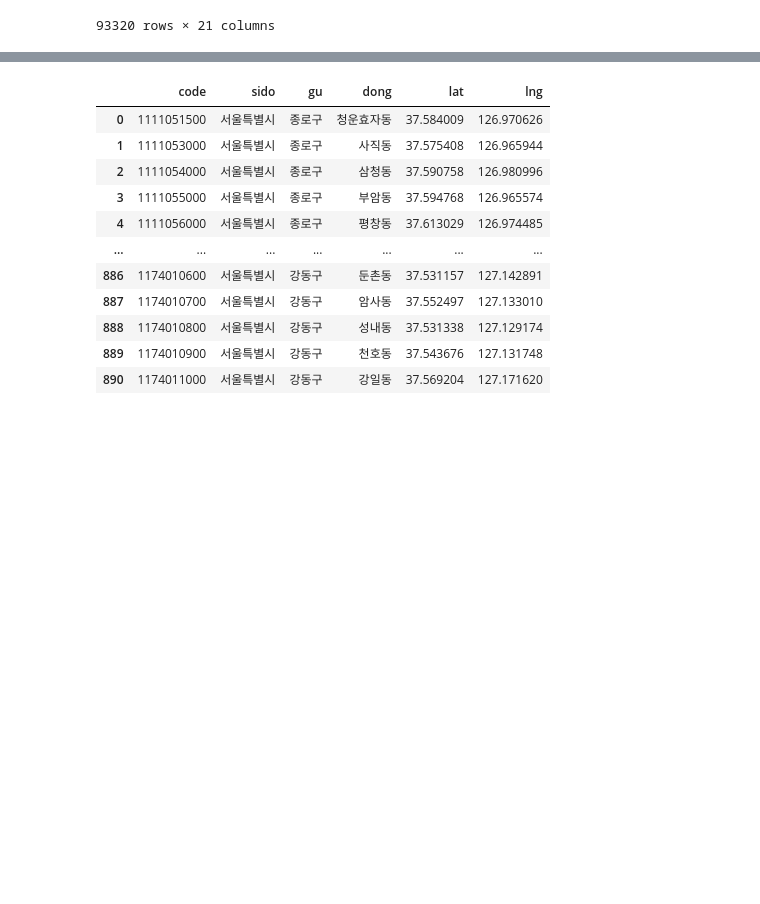
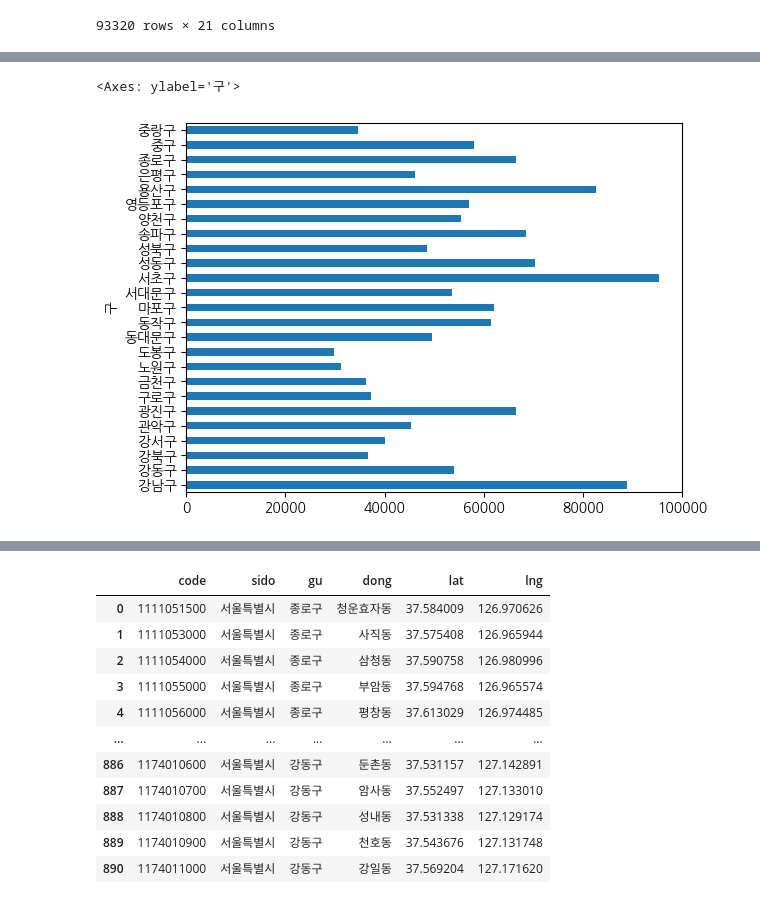
Before and after one commit to skqkrl/SDC_project, a Jupyter notebook: yena.ipynb, the cells around one changed output, grey strips where cells are left out. Saved outputs shown, nothing was run; the diff lists cells and outputs as text; code cells hidden in the pictures; blank space fills up the shorter version.

```diff
--- a/yena.ipynb
+++ b/yena.ipynb
@@ -104,0 +228,5 @@ apt23_df
+# %%
+apt24_df.groupby('구')['보증금(만원)'].mean().plot(kind='barh')
+# %% [output]
+<Axes: ylabel='구'>
+[figure, added]
```
Also changed, not shown: parts of 41 cells of this notebook, 9 other files.
